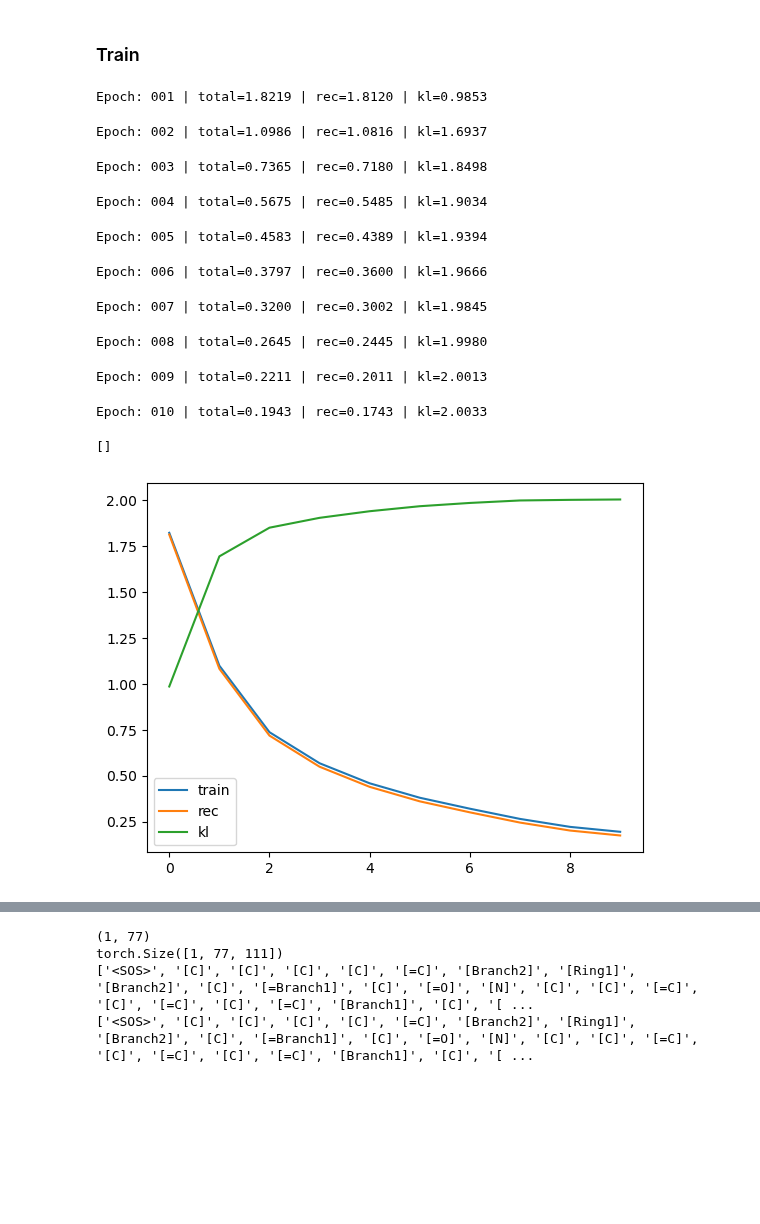
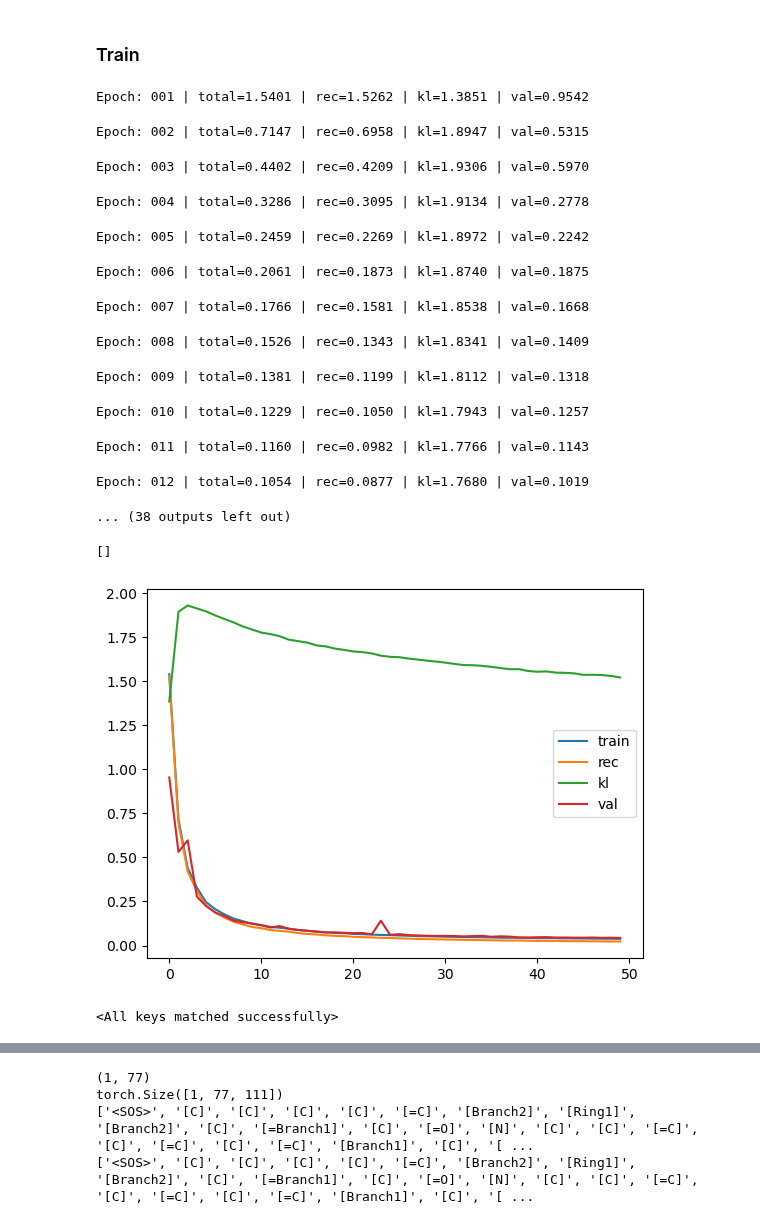
Before and after one commit to JanAndrzejewski050/Molecular-Spectro-Latent-Modeling, a Jupyter notebook: transformer_vae/train.ipynb, the cells around one changed output, grey strips where cells are left out. Drawn from its saved outputs; the diff is of its cells as text; code cells hidden in the pictures; blank space fills up the shorter version.

```diff
--- a/transformer_vae/train.ipynb
+++ b/transformer_vae/train.ipynb
@@ -194,7 +192,7 @@ model = VaeTransformer(vocab_size, hidden_size, latent_size, max_len, attention_
 optimizer = torch.optim.AdamW(model.parameters(), lr=1e-3)
 
 beta = 0.01
-epochs = 10
+epochs = 50
 batch_size = 256
 history = []
 
@@ -206,6 +204,7 @@ for epoch in range(1, epochs+1):
     total = 0
     total_rec = 0
     total_kl = 0
+    total_val = 0
 
     for x in tqdm(train_loader):
         x = x.to(device)
@@ -219,29 +218,42 @@ for epoch in range(1, epochs+1):
         total_rec += rec.item()
         total_kl += kl.item()
 
+    with torch.no_grad():
+        model.eval()
+        for x in val_loader:
+            x = x.to(device)
+            logits, mu, logvar = model(x)
+            val_loss, val_rec, val_kl = vae_loss(logits, x, mu, logvar, beta)
+            total_val += val_loss.item()
+
     total = total / len(train_loader)
     total_rec = total_rec / len(train_loader)
     total_kl = total_kl / len(train_loader)
-    history.append((total, total_rec, total_kl))
-    print(f"Epoch: {epoch:03d} | total={total:.4f} | rec={total_rec:.4f} | kl={total_kl:.4f}")
+    total_val = total_val / len(val_loader)
+    history.append((total, total_rec, total_kl, total_val))
+    print(f"Epoch: {epoch:03d} | total={total:.4f} | rec={total_rec:.4f} | kl={total_kl:.4f} | val={total_val:.4f}")
 # %% [output]
-Epoch: 001 | total=1.8219 | rec=1.8120 | kl=0.9853
+Epoch: 001 | total=1.5401 | rec=1.5262 | kl=1.3851 | val=0.9542
-Epoch: 002 | total=1.0986 | rec=1.0816 | kl=1.6937
+Epoch: 002 | total=0.7147 | rec=0.6958 | kl=1.8947 | val=0.5315
-Epoch: 003 | total=0.7365 | rec=0.7180 | kl=1.8498
+Epoch: 003 | total=0.4402 | rec=0.4209 | kl=1.9306 | val=0.5970
-Epoch: 004 | total=0.5675 | rec=0.5485 | kl=1.9034
+Epoch: 004 | total=0.3286 | rec=0.3095 | kl=1.9134 | val=0.2778
-Epoch: 005 | total=0.4583 | rec=0.4389 | kl=1.9394
+Epoch: 005 | total=0.2459 | rec=0.2269 | kl=1.8972 | val=0.2242
-Epoch: 006 | total=0.3797 | rec=0.3600 | kl=1.9666
+Epoch: 006 | total=0.2061 | rec=0.1873 | kl=1.8740 | val=0.1875
-Epoch: 007 | total=0.3200 | rec=0.3002 | kl=1.9845
+Epoch: 007 | total=0.1766 | rec=0.1581 | kl=1.8538 | val=0.1668
-Epoch: 008 | total=0.2645 | rec=0.2445 | kl=1.9980
+Epoch: 008 | total=0.1526 | rec=0.1343 | kl=1.8341 | val=0.1409
-Epoch: 009 | total=0.2211 | rec=0.2011 | kl=2.0013
+Epoch: 009 | total=0.1381 | rec=0.1199 | kl=1.8112 | val=0.1318
-Epoch: 010 | total=0.1943 | rec=0.1743 | kl=2.0033
+Epoch: 010 | total=0.1229 | rec=0.1050 | kl=1.7943 | val=0.1257
+Epoch: 011 | total=0.1160 | rec=0.0982 | kl=1.7766 | val=0.1143
+Epoch: 012 | total=0.1054 | rec=0.0877 | kl=1.7680 | val=0.1019
+... (38 outputs left out)
 # %%
 history_np = np.array(history)
 plt.plot(history_np[:, 0], label='train')
 plt.plot(history_np[:, 1], label='rec')
 plt.plot(history_np[:, 2], label='kl')
+plt.plot(history_np[:, 3], label='val')
 plt.legend()
 plt.plot()
 # %% [output]
 []
-[figure, old version]
+[figure, new version]
@@ -248,3 +263,14 @@ plt.plot()
+# %%
+device = 'cuda'
+training_dict = torch.load("trained_models/transformerenc_deconv_128.pt", map_location=device)
+vocab_size = training_dict["vocab_size"]
+hidden_size = 128
+latent_size = 128
+attention_heads = 8
+model = VaeTransformer(vocab_size, hidden_size, latent_size, max_len, attention_heads).to(device)
+model.load_state_dict(training_dict['model_state_dict'])
+# %% [output]
+<All keys matched successfully>
 # %%
 zs = []
 model.eval()
```
Also changed, not shown: parts of 7 cells of this notebook, 7 other files.
